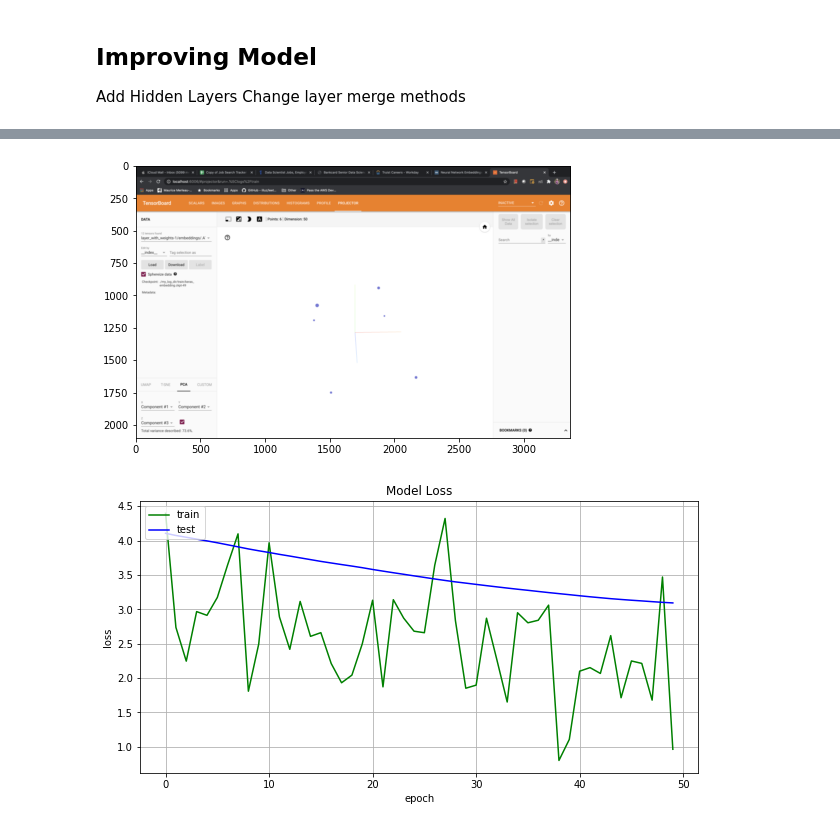
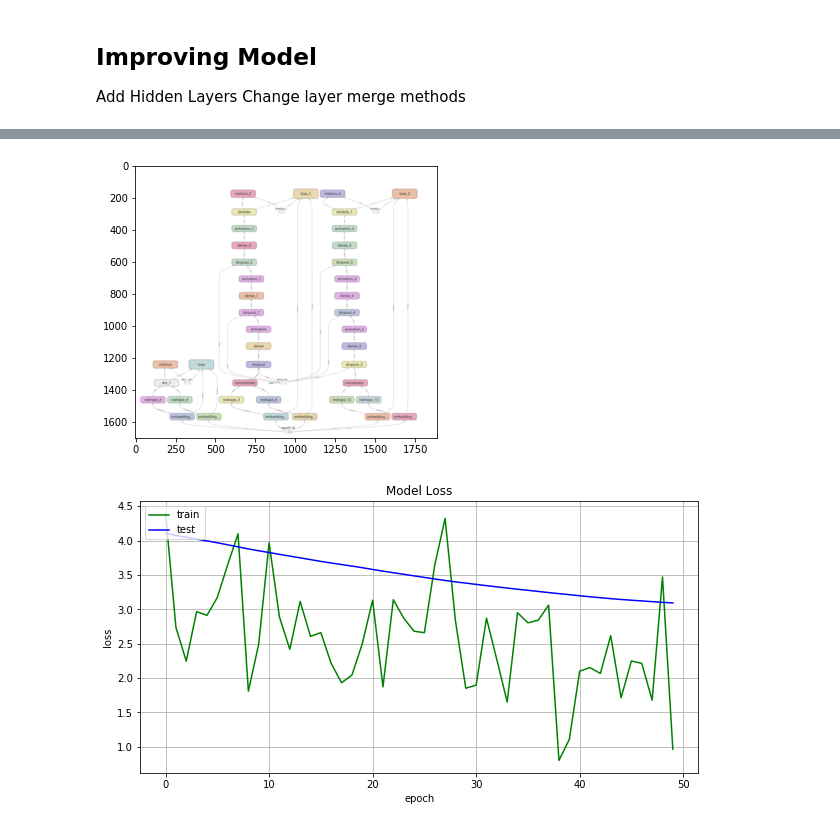
Before and after one commit to Daihongchen/embedding_explain, a Jupyter notebook: embedding_example.ipynb, the cells around one changed output, grey strips where cells are left out. Saved outputs shown, nothing was run; the diff lists cells and outputs as text; code cells hidden in the pictures.

Commit message:
add main graph

```diff
--- a/embedding_example.ipynb
+++ b/embedding_example.ipynb
@@ -367,13 +365,15 @@ Epoch 50/50
 # %%
 # in Terminal, run command: tensorboard --gdir . This will create a log and have all files in. Then find the localhost: http://localhost:6006/
 # paste the localhost in a brower, then can see all the visualization in the tensorboard. I am still trying to figure out how to save the projectors.
 
 im = plt.imread('tensorboard.png')
 # show the image
 plt.imshow(im,interpolation ='bilinear')
+im_1 = plt.imread('main_graph.png')
+plt.imshow(im_1,interpolation ='bilinear')
 plt.show()
 # %% [output]
-[figure, old version]
+[figure, new version]
 # %%
 from pylab import rcParams
 rcParams['figure.figsize'] = 10, 5
```
Also changed, not shown: parts of 1 cell of this notebook.
